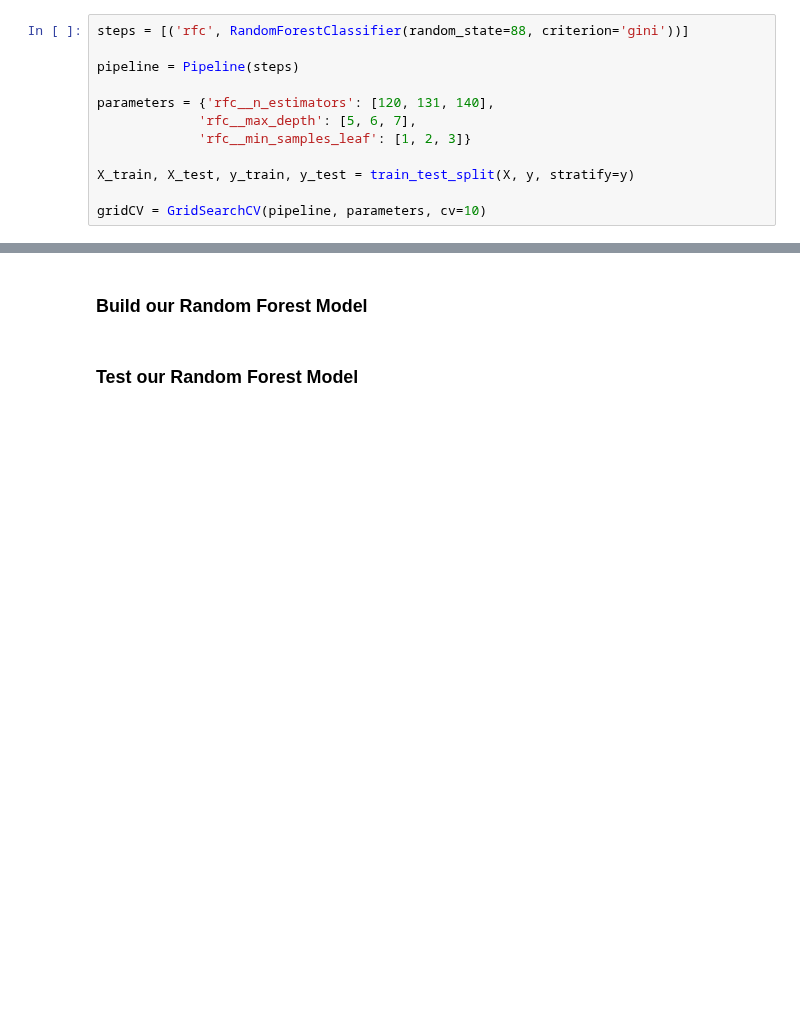
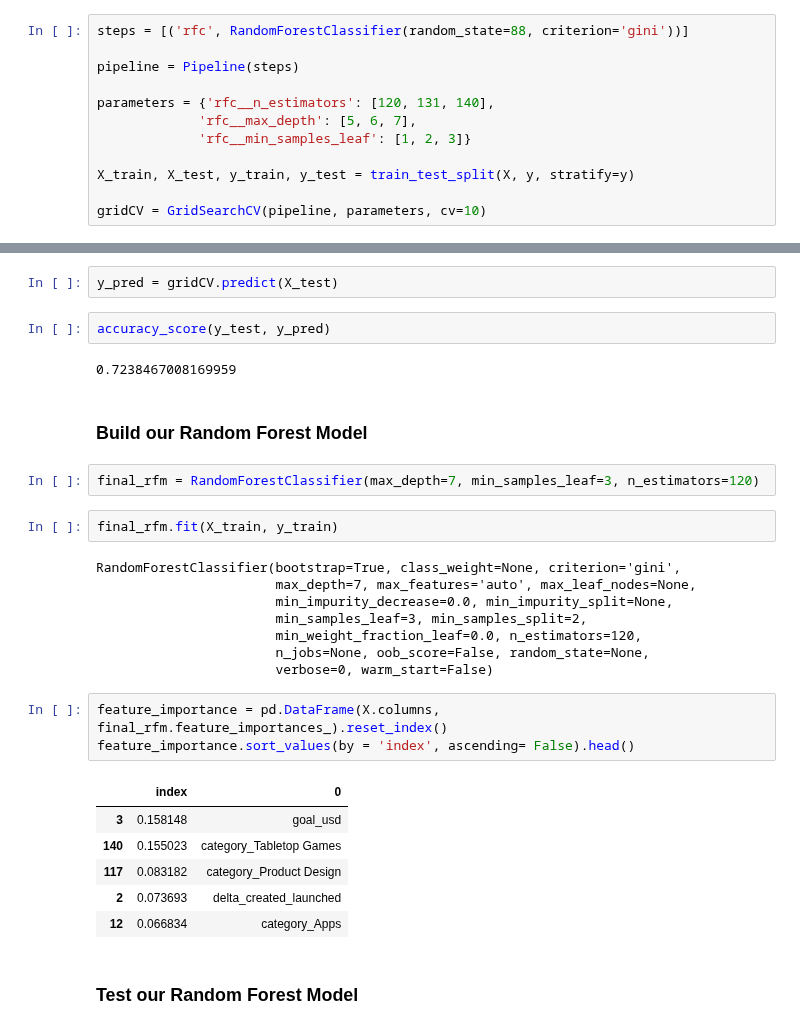
Before and after one commit to nateej1/kickstarter-campaign-classification, a Jupyter notebook: notebooks/03_analysis/20180814-mlb-kickstarter-initial-models-corporate-customer.ipynb, the cells around one changed output, grey strips where cells are left out. Cells and saved outputs as stored; diff of their text form; blank space fills up the shorter version.

```diff
--- a/notebooks/03_analysis/20180814-mlb-kickstarter-initial-models-corporate-customer.ipynb
+++ b/notebooks/03_analysis/20180814-mlb-kickstarter-initial-models-corporate-customer.ipynb
@@ -215,4 +240,32 @@ gridCV.fit(X_train, y_train)
+# %%
+y_pred = gridCV.predict(X_test)
+# %%
+accuracy_score(y_test, y_pred)
+# %% [output]
+0.7238467008169959
 # %% [markdown]
 ### Build our Random Forest Model
+# %%
+final_rfm = RandomForestClassifier(max_depth=7, min_samples_leaf=3, n_estimators=120)
+# %%
+final_rfm.fit(X_train, y_train)
+# %% [output]
+RandomForestClassifier(bootstrap=True, class_weight=None, criterion='gini',
+                       max_depth=7, max_features='auto', max_leaf_nodes=None,
+                       min_impurity_decrease=0.0, min_impurity_split=None,
+                       min_samples_leaf=3, min_samples_split=2,
+                       min_weight_fraction_leaf=0.0, n_estimators=120,
+                       n_jobs=None, oob_score=False, random_state=None,
+                       verbose=0, warm_start=False)
+# %%
+feature_importance = pd.DataFrame(X.columns, final_rfm.feature_importances_).reset_index()
+feature_importance.sort_values(by = 'index', ascending= False).head()
+# %% [output]
+|  | index | 0 |
+| 3 | 0.158148 | goal_usd |
+| 140 | 0.155023 | category_Tabletop Games |
+| 117 | 0.083182 | category_Product Design |
+| 2 | 0.073693 | delta_created_launched |
+| 12 | 0.066834 | category_Apps |
 # %% [markdown]
 ### Test our Random Forest Model
```
Also changed, not shown: parts of 3 cells of this notebook, 1 other file.
